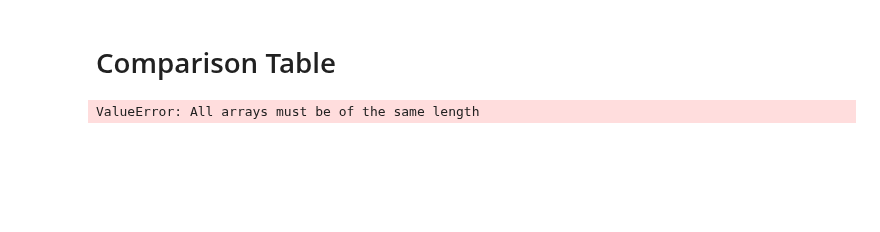
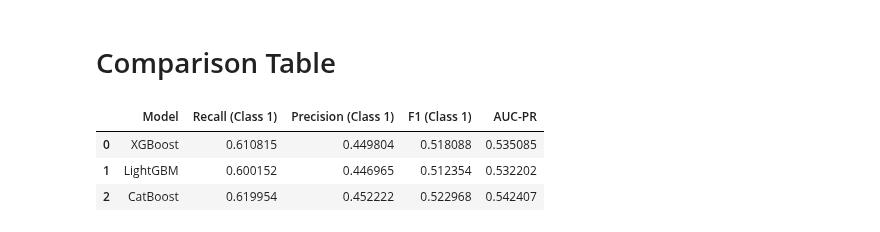
Before and after one commit to mychellehale/creditlens, a Jupyter notebook: notebooks/xgboost_uci_credit.ipynb, the cells around one changed output. Saved outputs shown, nothing was run; the diff lists cells and outputs as text; code cells hidden in the pictures; blank space fills up the shorter version.

```diff
--- a/notebooks/xgboost_uci_credit.ipynb
+++ b/notebooks/xgboost_uci_credit.ipynb
@@ -519,8 +475,9 @@ print(cgb_hyperparam_tuning.best_params_)
 # %%
 cgb_model_tuned = train.data_model(X_train, y_train,
                                CatBoostClassifier(scale_pos_weight=weight_adjust,
-                                   max_depth = cgb_hyperparam_tuning.best_params_['max_depth'],
-                                   n_estimators = cgb_hyperparam_tuning.best_params_['n_estimators'],
-                                   learning_rate = cgb_hyperparam_tuning.best_params_['learning_rate']))
-cgb_tuned_vals = evaluate.evaluate_model(cgb_model_tuned, X_test, y_test)
+                                   random_seed=42,
+                                   max_depth=cgb_hyperparam_tuning.best_params_['max_depth'],
+                                   n_estimators=cgb_hyperparam_tuning.best_params_['n_estimators'],
+                                   learning_rate=cgb_hyperparam_tuning.best_params_['learning_rate']))
+cgb_tuned_vals = evaluate.evaluate_model(cgb_model_tuned, X_test, y_test, output_dict=True)
 # %% [output]
@@ -606,11 +547,20 @@ evaluate.auc_eval(cgb_model, X_test, y_test)
 # %%
 summary = pd.DataFrame({
     'Model': ['XGBoost', 'LightGBM', 'CatBoost'],
-    'Recall (Class 1)': [tuned_vals['1']['recall'],lgb_tuned_vals['1']['recall'], cgb_tuned_vals['1']['recall']],
+    'Recall (Class 1)': [tuned_vals['1']['recall'], lgb_tuned_vals['1']['recall'], cgb_tuned_vals['1']['recall']],
     'Precision (Class 1)': [tuned_vals['1']['precision'], lgb_tuned_vals['1']['precision'], cgb_tuned_vals['1']['precision']],
     'F1 (Class 1)': [tuned_vals['1']['f1-score'], lgb_tuned_vals['1']['f1-score'], cgb_tuned_vals['1']['f1-score']],
     'AUC-PR': [xgb_auc[1], lgb_auc[1], cgb_auc[1]],
 })
-summary
+
+best_idx = summary['Recall (Class 1)'].idxmax()
+
+def highlight_best(row):
+    return ['background-color: #ffd700; color: black' if row.name == best_idx else '' for _ in row]
+
+summary.style.apply(highlight_best, axis=1)
 # %% [output]
-ValueError: All arrays must be of the same length
+|  | Model | Recall (Class 1) | Precision (Class 1) | F1 (Class 1) | AUC-PR |
+| 0 | XGBoost | 0.610815 | 0.449804 | 0.518088 | 0.535085 |
+| 1 | LightGBM | 0.600152 | 0.446965 | 0.512354 | 0.532202 |
+| 2 | CatBoost | 0.619954 | 0.452222 | 0.522968 | 0.542407 |
```
Also changed, not shown: parts of 22 cells of this notebook, 6 other files.
